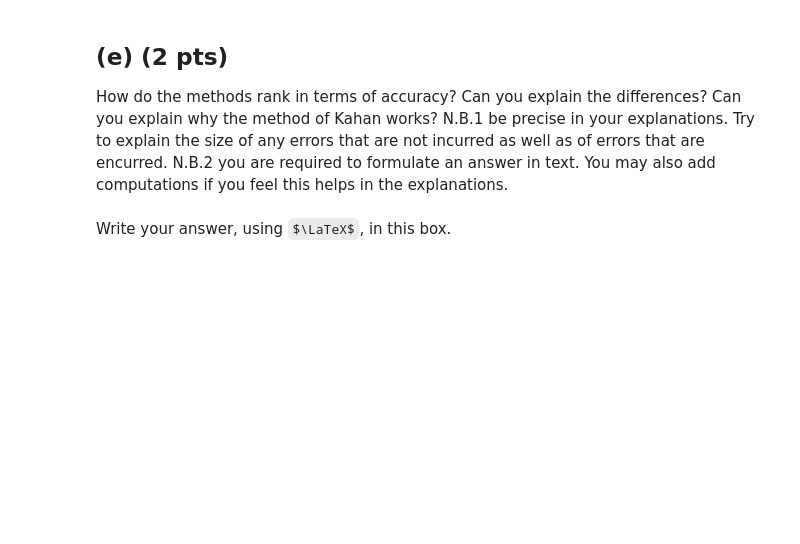
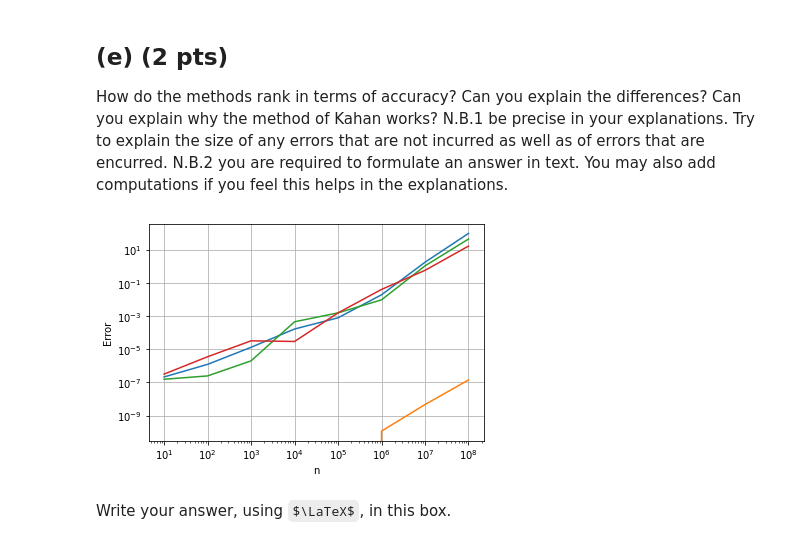
Before and after one commit to marcelvdla/NumAlg14, a Jupyter notebook: hw1_2022.ipynb, the cells around one changed output. Cells and saved outputs as stored; diff of their text form; code cells hidden in the pictures; some formulas as TeX source; blank space fills up the shorter version.

```diff
--- a/hw1_2022.ipynb
+++ b/hw1_2022.ipynb
@@ -251,5 +241,16 @@ plt.show()
 How do the methods rank in terms of accuracy? Can you explain the differences? Can you explain why the method of Kahan works?
 N.B.1 be precise in your explanations. Try to explain the size of any errors that are not incurred as well as of errors that are encurred.
 N.B.2 you are required to formulate an answer in text. You may also add computations if you feel this helps in the explanations.
+# %%
+plt.loglog(N, errors)
+plt.loglog(N, errors_kahan)
+plt.loglog(N, errors_inc)
+plt.loglog(N, errors_dec)
+plt.xlabel('n')
+plt.ylabel('Error')
+plt.grid()
+plt.show()
+# %% [output]
+[figure, added]
 # %% [markdown]
 Write your answer, using $\LaTeX$, in this box.
```
Also changed, not shown: parts of 7 cells of this notebook.
